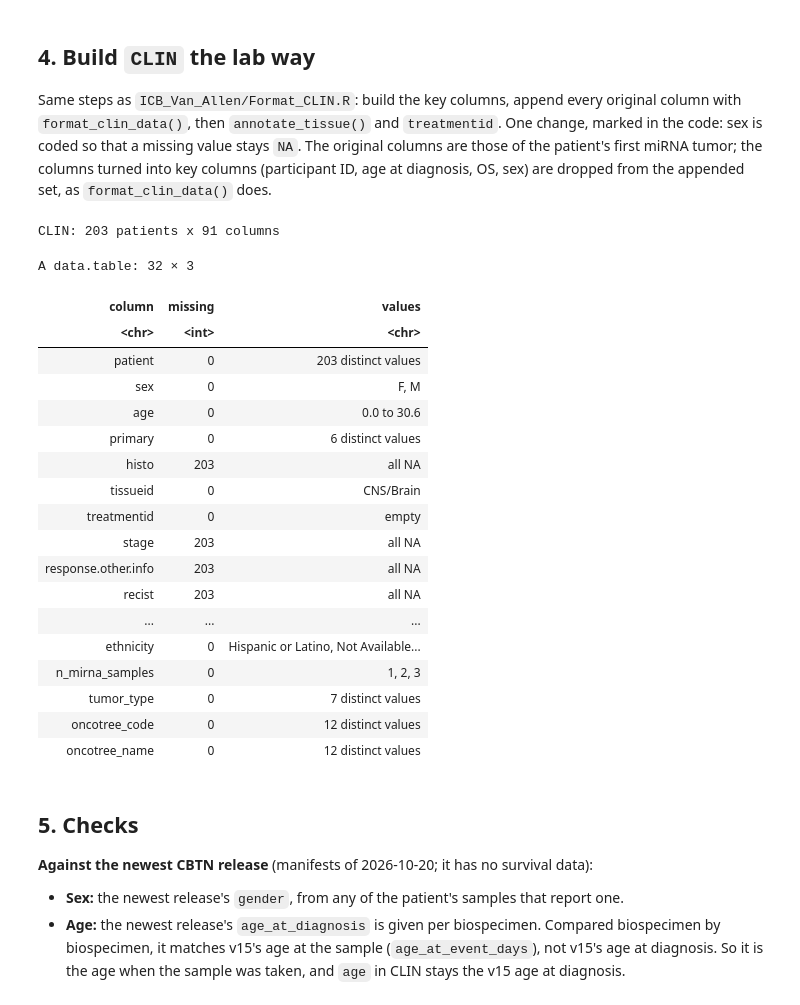
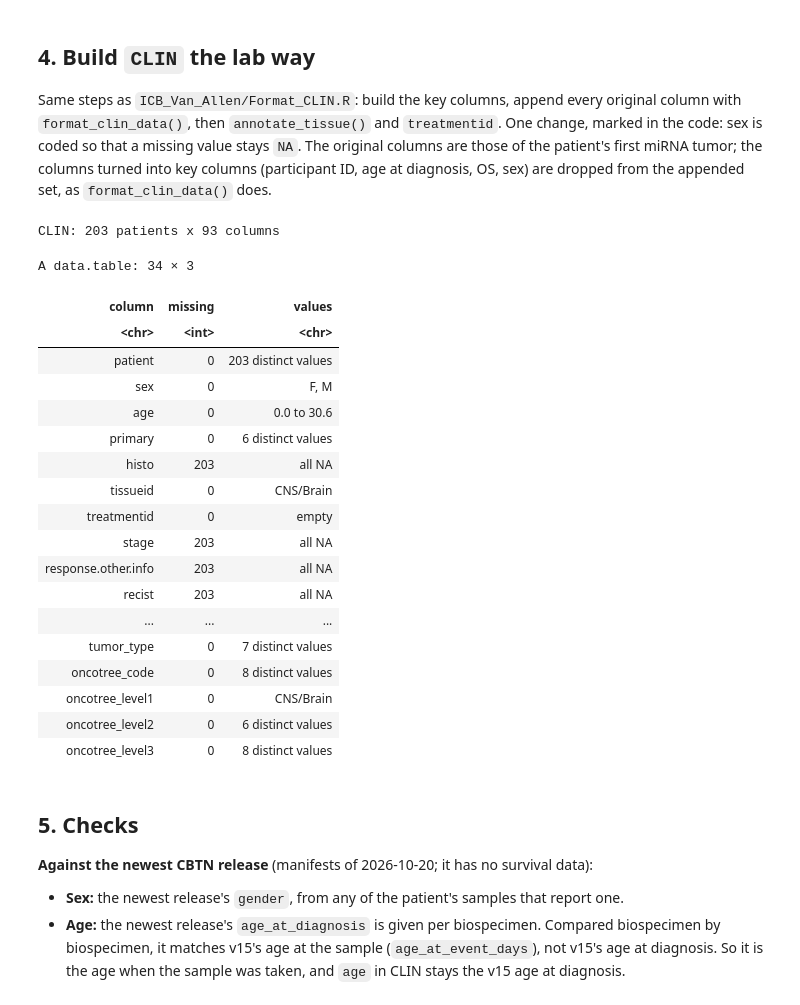
Before and after one commit to wanglab-cns/bidirectional-promoters, a Jupyter notebook: workflow/notebooks/02_clinical.ipynb, the cells around one changed output. Saved outputs shown, nothing was run; the diff lists cells and outputs as text; code cells hidden in the pictures.

```diff
--- a/workflow/notebooks/02_clinical.ipynb
+++ b/workflow/notebooks/02_clinical.ipynb
@@ -126,5 +129,5 @@ taken from the molecular subtype when it names one group only.
 # %%
-onco <- as.data.table(fromJSON(file.path(RAWDATA, "oncotree_2025_10_03", "tumor_types.json"))[, c("code", "name", "tissue", "level")])
+onco <- as.data.table(fromJSON(file.path(RAWDATA, "oncotree_2025_10_03", "tumor_types.json"))[, c("code", "name", "tissue", "level", "parent")])
 
 type_code <- setNames(c("LGGNOS", "EPM", "MBL", "GNG", "HGGNOS", "ACPG"), SIX_TYPES)
 curation_tissue <- data.frame(
@@ -215,45 +221,44 @@ extra <- data.frame(
   mirna_info  = ifelse(has("mirna"), "raw counts", NA),
   race = orig$race, ethnicity = orig$ethnicity, n_mirna_samples = orig$n_mirna_samples,
   tumor_type = pt$tumor_type[match(clin$patient, pt$patient)],
-  oncotree_code = pt$oncotree_code[match(clin$patient, pt$patient)],
-  oncotree_name = pt$oncotree_name[match(clin$patient, pt$patient)])
+  pt[match(clin$patient, pt$patient), .(oncotree_code, oncotree_level1, oncotree_level2, oncotree_level3)])
 key_cols <- c(clin_cols[1:6], "treatmentid", clin_cols[7:19])
 clin <- cbind(clin[, key_cols], extra, clin[, setdiff(colnames(clin), key_cols)])
 cat("CLIN:", nrow(clin), "patients x", ncol(clin), "columns\n\n")
 
 # Column overview (no patient-level values)
 describe <- function(x) {
   v <- na.omit(x)
   if (!length(v)) return("all NA")
   if (all(v == "")) return("empty")
   if (uniqueN(v) <= 4) return(paste(sort(unique(v)), collapse = ", "))
   if (is.numeric(v)) return(sprintf("%.1f to %.1f", min(v), max(v)))
   paste(uniqueN(v), "distinct values")
 }
 data.table(column = c(key_cols, colnames(extra)),
            missing = vapply(clin[, c(key_cols, colnames(extra))], function(x) sum(is.na(x)), integer(1)),
            values = vapply(clin[, c(key_cols, colnames(extra))], describe, ""))
 # %% [output]
-CLIN: 203 patients x 91 columns
+CLIN: 203 patients x 93 columns
-A data.table: 32 × 3
+A data.table: 34 × 3
 | column | missing | values |
 | <chr> | <int> | <chr> |
 | patient | 0 | 203 distinct values |
 | sex | 0 | F, M |
 | age | 0 | 0.0 to 30.6 |
 | primary | 0 | 6 distinct values |
 | histo | 203 | all NA |
 | tissueid | 0 | CNS/Brain |
 | treatmentid | 0 | empty |
 | stage | 203 | all NA |
 | response.other.info | 203 | all NA |
 | recist | 203 | all NA |
 | ... | ... | ... |
-| ethnicity | 0 | Hispanic or Latino, Not Available... |
-| n_mirna_samples | 0 | 1, 2, 3 |
 | tumor_type | 0 | 7 distinct values |
-| oncotree_code | 0 | 12 distinct values |
-| oncotree_name | 0 | 12 distinct values |
+| oncotree_code | 0 | 8 distinct values |
+| oncotree_level1 | 0 | CNS/Brain |
+| oncotree_level2 | 0 | 6 distinct values |
+| oncotree_level3 | 0 | 8 distinct values |
 # %% [markdown]
 ## 5. Checks
 
```
Also changed, not shown: parts of 4 cells of this notebook, 1 other file.
